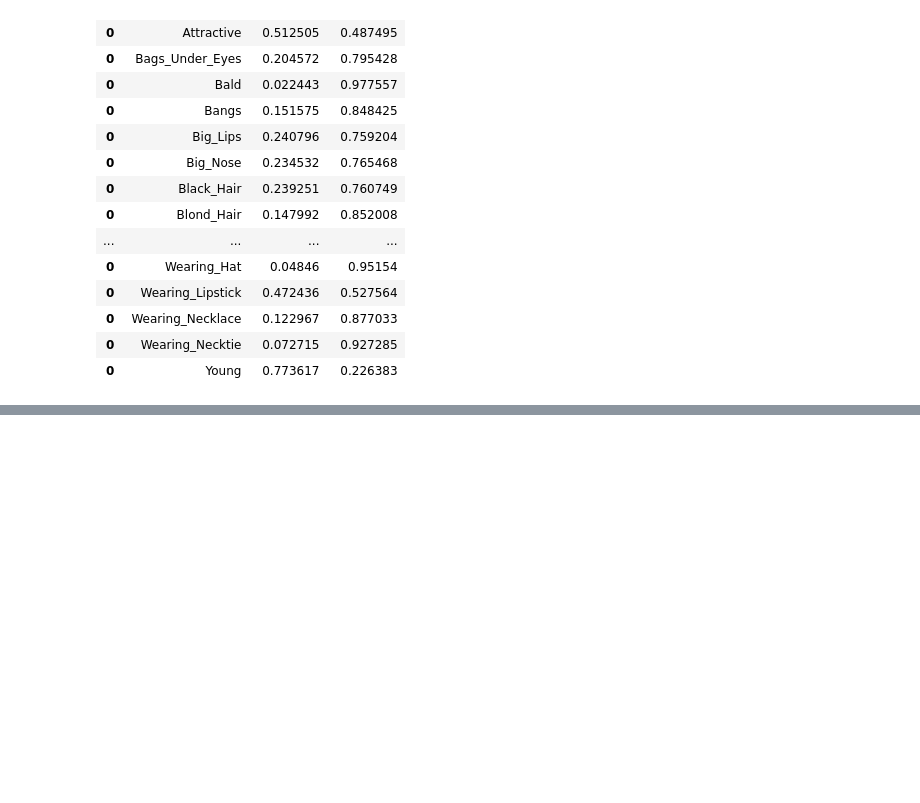
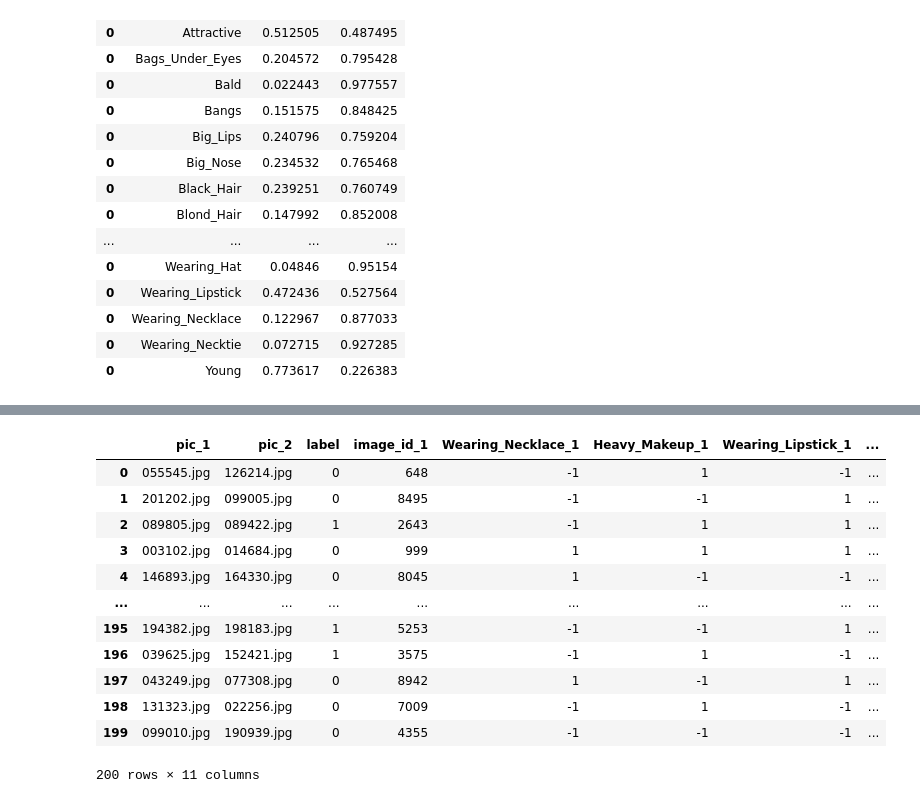
Before and after one commit to danielmalinovsky/python_facial_recognition, a Jupyter notebook: facial_recognition_v0.2.ipynb, the cells around one changed output, grey strips where cells are left out. Saved outputs shown, nothing was run; the diff lists cells and outputs as text; code cells hidden in the pictures; blank space fills up the shorter version.

```diff
--- a/facial_recognition_v0.2.ipynb
+++ b/facial_recognition_v0.2.ipynb
@@ -329,0 +335,17 @@ balanced_pairs(df_joined, 15, ['Wearing_Necklace', 'Straight_Hair', 'Blond_Hair'
+# %%
+x = balanced_pairs(df_joined, 200, ['Wearing_Necklace', 'Heavy_Makeup', 'Wearing_Lipstick'])
+x
+# %% [output]
+|  | pic_1 | pic_2 | label | image_id_1 | Wearing_Necklace_1 | Heavy_Makeup_1 | Wearing_Lipstick_1 | ... |
+| 0 | 055545.jpg | 126214.jpg | 0 | 648 | -1 | 1 | -1 | ... |
+| 1 | 201202.jpg | 099005.jpg | 0 | 8495 | -1 | -1 | 1 | ... |
+| 2 | 089805.jpg | 089422.jpg | 1 | 2643 | -1 | 1 | 1 | ... |
+| 3 | 003102.jpg | 014684.jpg | 0 | 999 | 1 | 1 | 1 | ... |
+| 4 | 146893.jpg | 164330.jpg | 0 | 8045 | 1 | -1 | -1 | ... |
+| ... | ... | ... | ... | ... | ... | ... | ... | ... |
+| 195 | 194382.jpg | 198183.jpg | 1 | 5253 | -1 | -1 | 1 | ... |
+| 196 | 039625.jpg | 152421.jpg | 1 | 3575 | -1 | 1 | -1 | ... |
+| 197 | 043249.jpg | 077308.jpg | 0 | 8942 | 1 | -1 | 1 | ... |
+| 198 | 131323.jpg | 022256.jpg | 0 | 7009 | -1 | 1 | -1 | ... |
+| 199 | 099010.jpg | 190939.jpg | 0 | 4355 | -1 | -1 | -1 | ... |
+200 rows × 11 columns
```
Also changed, not shown: parts of 31 cells of this notebook.
